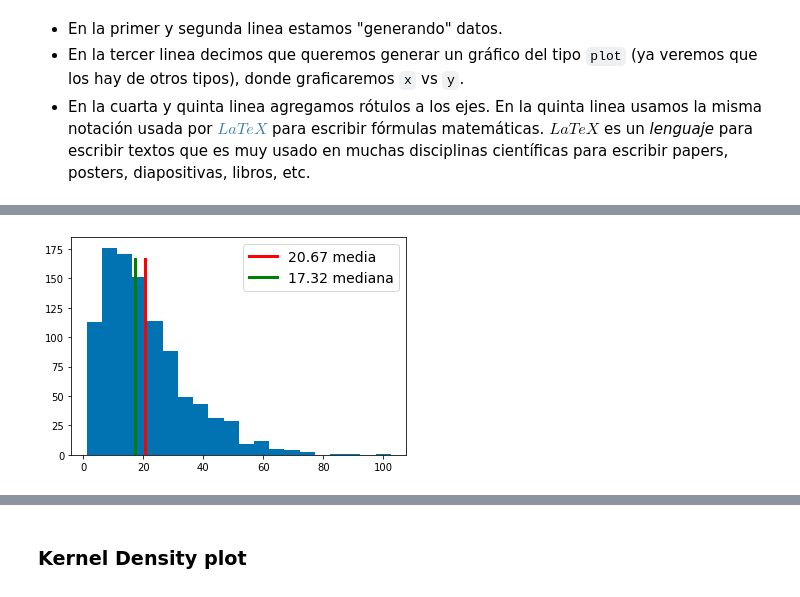
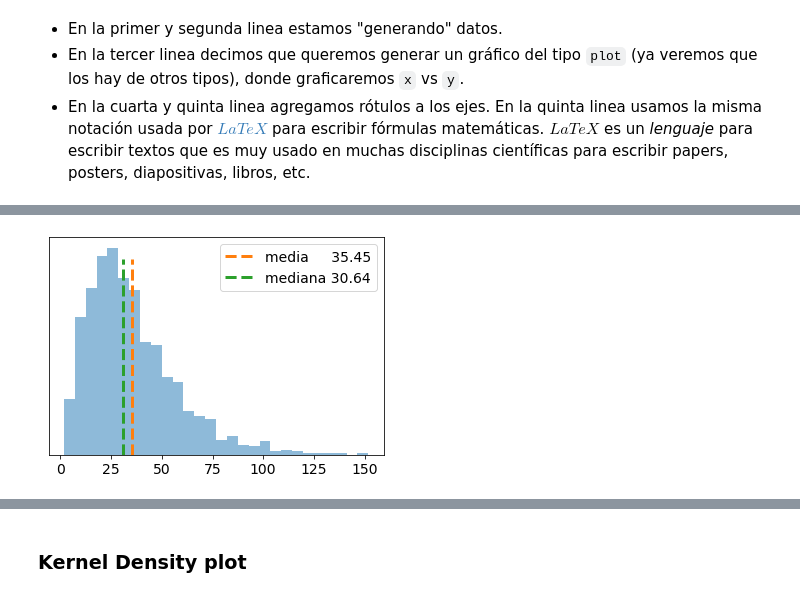
Before and after one commit to Grupo-de-modelado-probabilista/python_eda, a Jupyter notebook: 03_graficos.ipynb, the cells around one changed output, grey strips where cells are left out. Saved outputs shown, nothing was run; the diff lists cells and outputs as text; code cells hidden in the pictures.

```diff
--- a/02_graficos.ipynb
+++ b/03_graficos.ipynb
@@ -1,6 +0,0 @@
-# %%
-import numpy as np
-from scipy import stats
-import matplotlib.pyplot as plt
-import seaborn as sns
-sns.set_palette('colorblind')
@@ -120,0 +111,2 @@ plt.legend(fontsize=16)
+# %%
+plt.rcParams['font.size'] = 14
@@ -135,6 +198,6 @@ Los histogramas son sensibles a la cantidad de _bins_ que se usan. Si usamos uno
 # %%
-x = np.random.gamma(2, 10, size=1000)
+x = np.random.gamma(2.5, 15, size=1000)
 #x = np.random.normal(0, 1, size=1000)
 
-plt.hist(x, bins=50, density=True, cumulative=False);  # probá cambiar los bins, y los demás argumentos.
+plt.hist(x, bins=20, density=True, cumulative=False);  # probá cambiar los bins, y los demás argumentos.
 # %% [output]
@@ -144,10 +210,11 @@ Aprovechando lo que hemos aprendido generemos un gráfico que muestre la diferen
 # %%
-plt.hist(x, bins=20)
 media = np.mean(x)
 mediana = np.median(x)
 
-plt.axvline(media, ymax=.9, c='r', lw='3', label='{:.2f} media'.format(media))
-plt.axvline(mediana, ymax=.9, c='g', lw='3', label='{:.2f} mediana'.format(mediana))
-plt.legend(fontsize=14);
+plt.hist(x, bins="auto", alpha=0.5)
+plt.yticks([])
+plt.axvline(media, ymax=.9, c='C1', lw='3', ls="--", label=f'media {media:>9.2f}')
+plt.axvline(mediana, ymax=.9, c='C2', lw='3', ls="--", label=f'mediana {mediana:.2f}')
+plt.legend();
 # %% [output]
-[figure, old version]
+[figure, new version]
```
Also changed, not shown: parts of 62 cells of this notebook, 5 other files.
